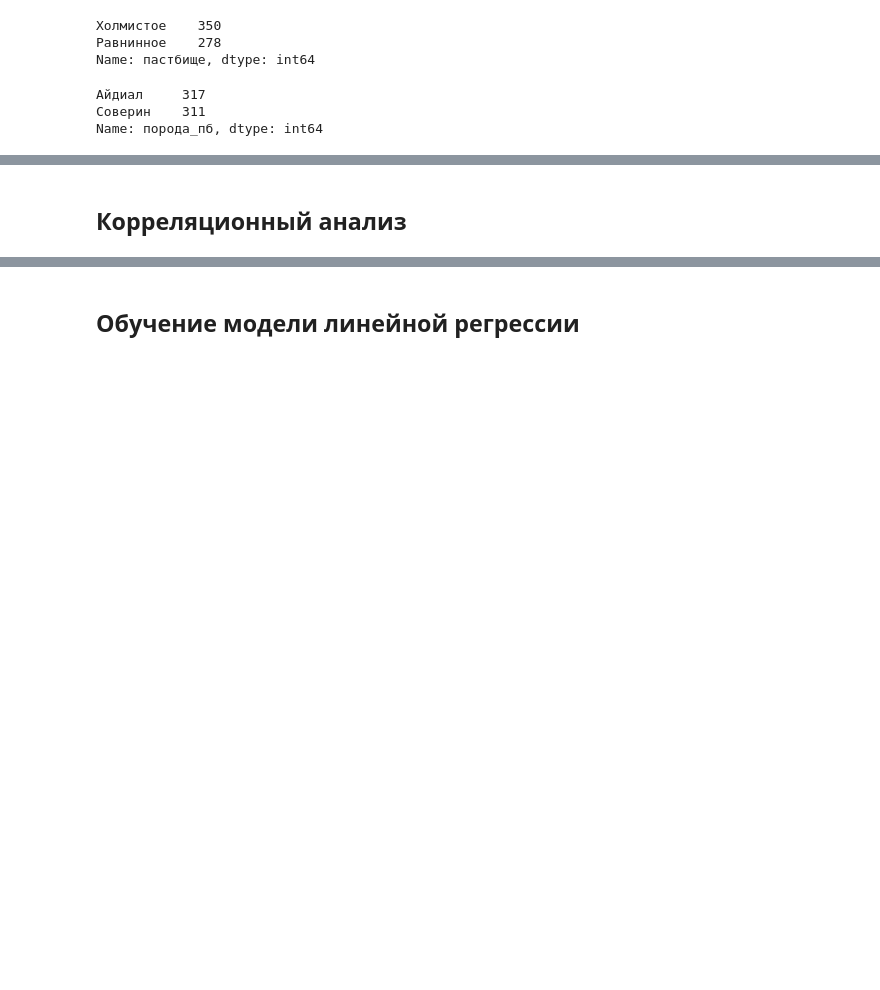
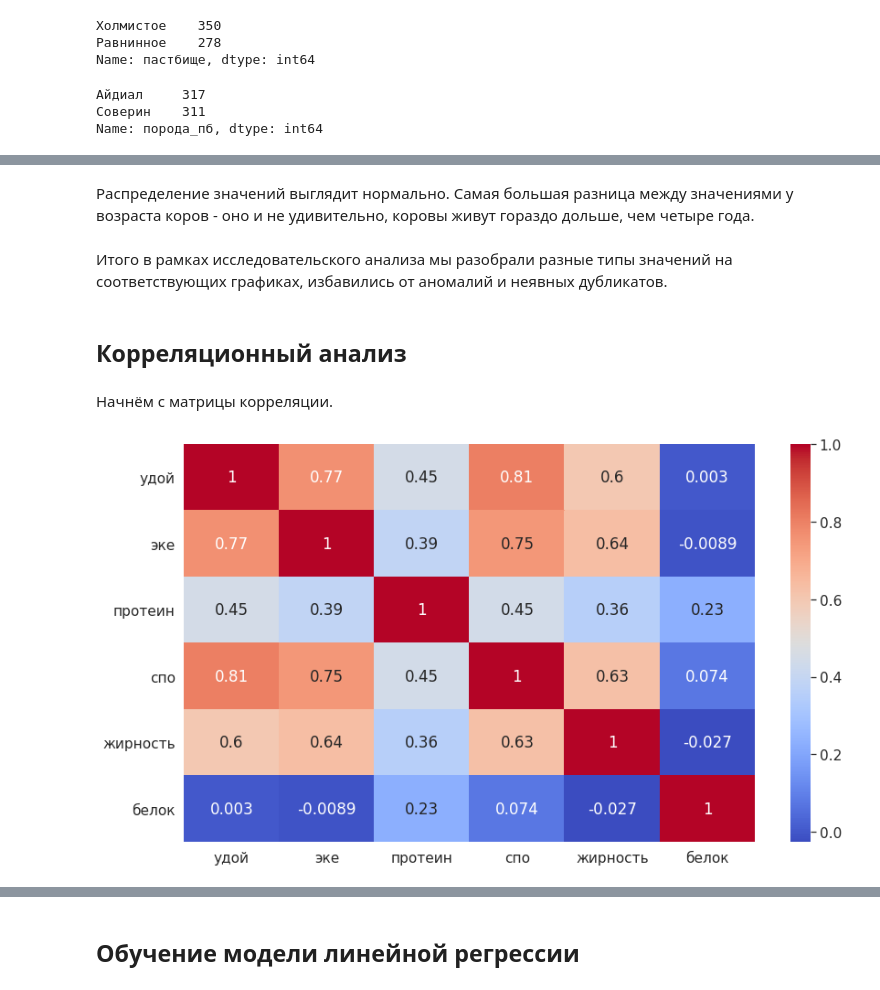
Before and after one commit to Maksim1004/data_science_studying, a Jupyter notebook: cows_and_machine_learning.ipynb, the cells around one changed output, grey strips where cells are left out. Cells and saved outputs as stored; diff of their text form; code cells hidden in the pictures; blank space fills up the shorter version.

```diff
--- a/cows_and_machine_learning.ipynb
+++ b/cows_and_machine_learning.ipynb
@@ -383,2 +436,15 @@ Name: порода_пб, dtype: int64
+# %% [markdown]
+Распределение значений выглядит нормально. Самая большая разница между значениями у возраста коров - оно и не удивительно, коровы живут гораздо дольше, чем четыре года.
+# %% [markdown]
+Итого в рамках исследовательского анализа мы разобрали разные типы значений на соответствующих графиках, избавились от аномалий и неявных дубликатов.
 # %% [markdown]
 ## Корреляционный анализ
+# %% [markdown]
+Начнём с матрицы корреляции.
+# %%
+plt.figure(figsize=(14, 8))
+sns.set(font_scale=1.4)
+sns.heatmap(ds_main[ds_main_numeric].corr(), annot=True, cmap='coolwarm');
+sns.set(font_scale=1)
+# %% [output]
+[figure, added]
```
Also changed, not shown: parts of 23 cells of this notebook.
